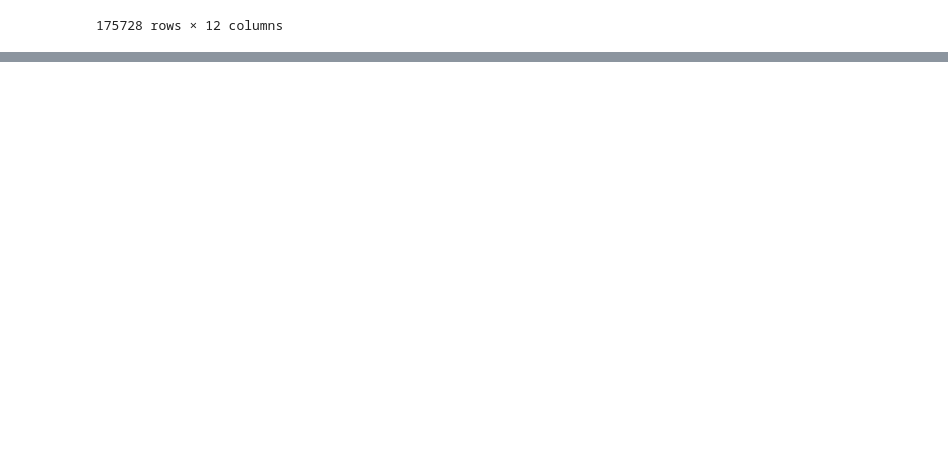
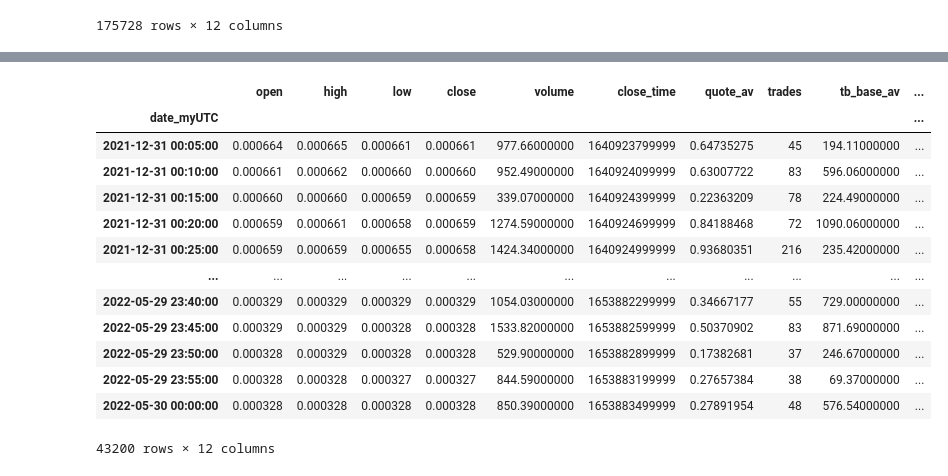
Before and after one commit to joankenobi/analisis_de_datos_copy_trading, a Jupyter notebook: Proyecto/notebooks/analisis_de_datos_prueba.ipynb, the cells around one changed output, grey strips where cells are left out. Drawn from its saved outputs; the diff is of its cells as text; code cells hidden in the pictures; blank space fills up the shorter version.

```diff
--- a/Proyecto/notebooks/analisis_de_datos_prueba.ipynb
+++ b/Proyecto/notebooks/analisis_de_datos_prueba.ipynb
@@ -1353,0 +1402,19 @@ df_symbol.first("2Y")
+# %%
+df_symbol=slice_time_for_period(df_symbol,"date_myUTC","2022-05-30 05:20:00","1Y") # Es necesario que sea exactamente el tiempo de el dato usado.
+# %%
+df_symbol
+# %% [output]
+|  | open | high | low | close | volume | close_time | quote_av | trades | tb_base_av | ... |
+| date_myUTC |  |  |  |  |  |  |  |  |  | ... |
+| 2021-12-31 00:05:00 | 0.000664 | 0.000665 | 0.000661 | 0.000661 | 977.66000000 | 1640923799999 | 0.64735275 | 45 | 194.11000000 | ... |
+| 2021-12-31 00:10:00 | 0.000661 | 0.000662 | 0.000660 | 0.000660 | 952.49000000 | 1640924099999 | 0.63007722 | 83 | 596.06000000 | ... |
+| 2021-12-31 00:15:00 | 0.000660 | 0.000660 | 0.000659 | 0.000659 | 339.07000000 | 1640924399999 | 0.22363209 | 78 | 224.49000000 | ... |
+| 2021-12-31 00:20:00 | 0.000659 | 0.000661 | 0.000658 | 0.000659 | 1274.59000000 | 1640924699999 | 0.84188468 | 72 | 1090.06000000 | ... |
+| 2021-12-31 00:25:00 | 0.000659 | 0.000659 | 0.000655 | 0.000658 | 1424.34000000 | 1640924999999 | 0.93680351 | 216 | 235.42000000 | ... |
+| ... | ... | ... | ... | ... | ... | ... | ... | ... | ... | ... |
+| 2022-05-29 23:40:00 | 0.000329 | 0.000329 | 0.000329 | 0.000329 | 1054.03000000 | 1653882299999 | 0.34667177 | 55 | 729.00000000 | ... |
+| 2022-05-29 23:45:00 | 0.000329 | 0.000329 | 0.000328 | 0.000328 | 1533.82000000 | 1653882599999 | 0.50370902 | 83 | 871.69000000 | ... |
+| 2022-05-29 23:50:00 | 0.000328 | 0.000329 | 0.000328 | 0.000328 | 529.90000000 | 1653882899999 | 0.17382681 | 37 | 246.67000000 | ... |
+| 2022-05-29 23:55:00 | 0.000328 | 0.000328 | 0.000327 | 0.000327 | 844.59000000 | 1653883199999 | 0.27657384 | 38 | 69.37000000 | ... |
+| 2022-05-30 00:00:00 | 0.000328 | 0.000328 | 0.000328 | 0.000328 | 850.39000000 | 1653883499999 | 0.27891954 | 48 | 576.54000000 | ... |
+43200 rows × 12 columns
```
Also changed, not shown: parts of 8 cells of this notebook.
